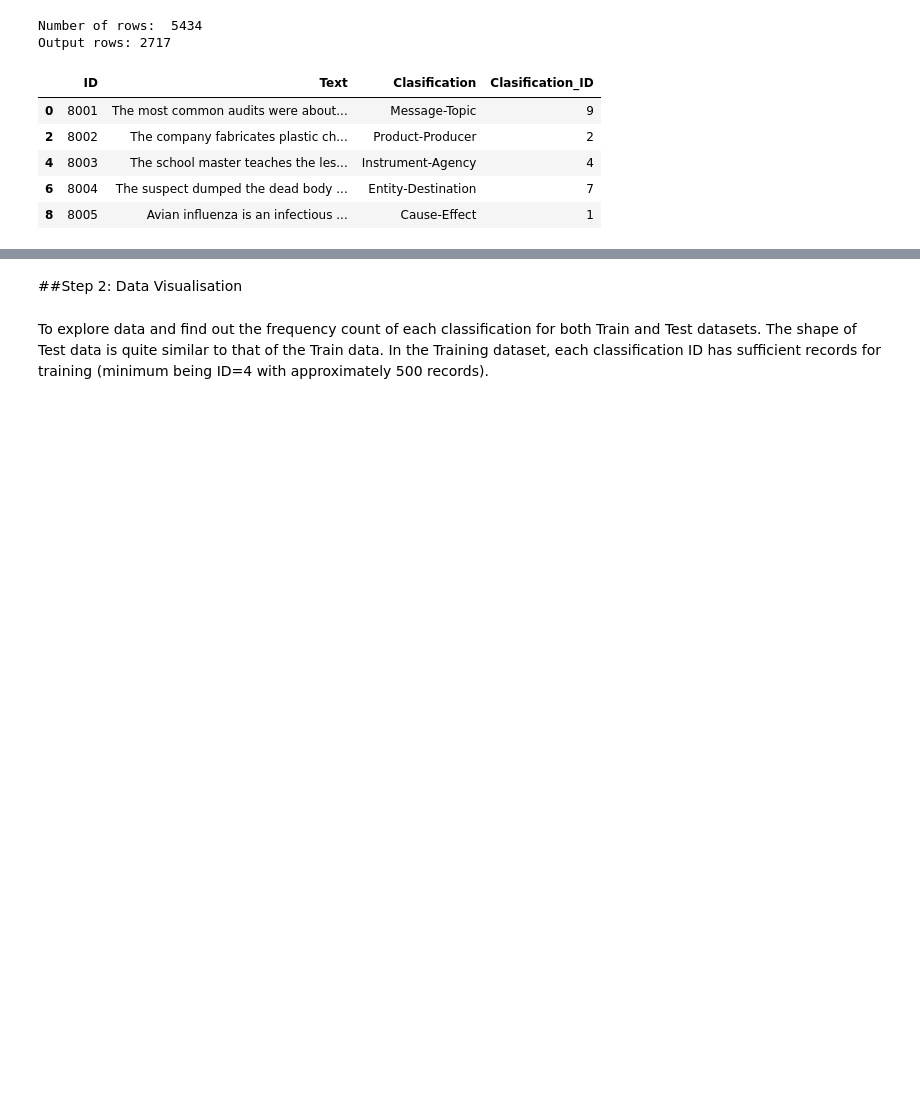
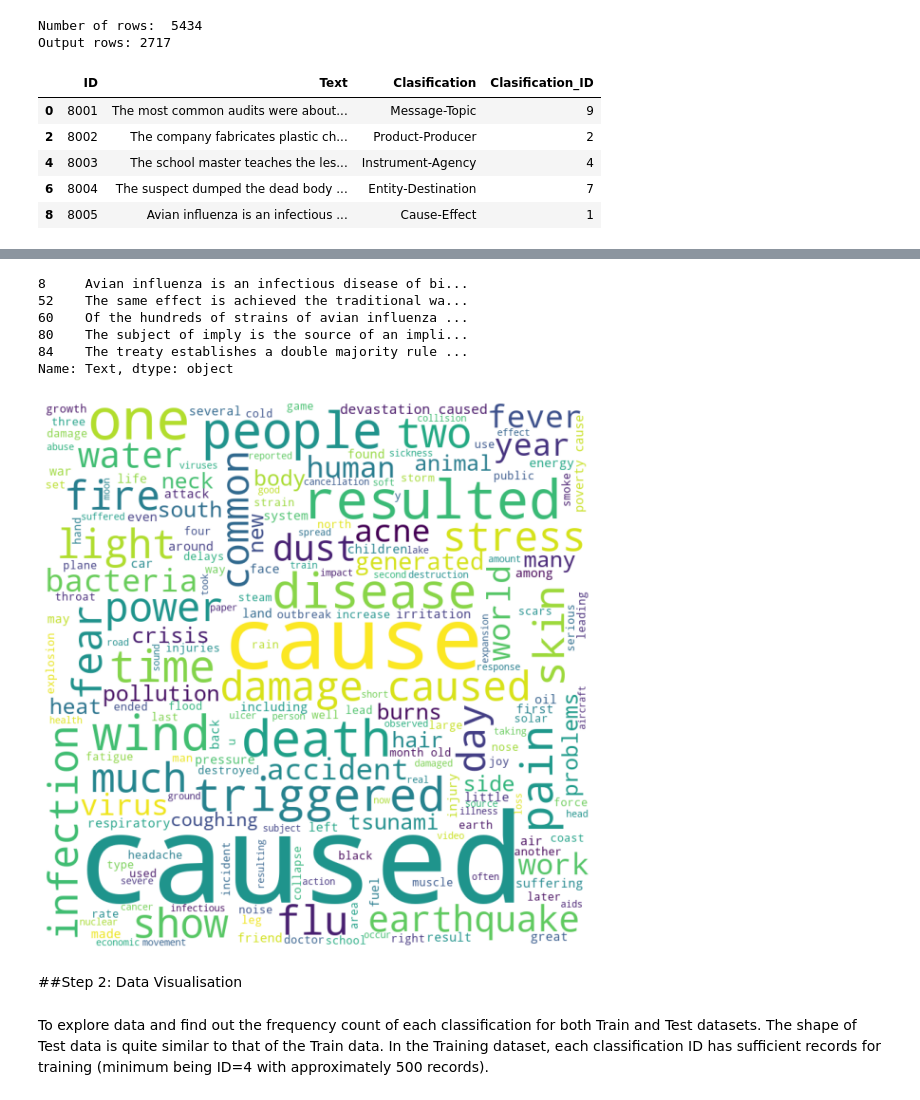
Before and after one commit to chenjinghao/Group-9C-Capstone, a Jupyter notebook: Sem-Eval 2010 Task8.ipynb, the cells around one changed output, grey strips where cells are left out. Drawn from its saved outputs; the diff is of its cells as text; code cells hidden in the pictures; blank space fills up the shorter version.

```diff
--- a/Sem-Eval 2010 Task8.ipynb
+++ b/Sem-Eval 2010 Task8.ipynb
@@ -162,0 +235,4 @@ Output rows: 2717
+# %%
+#adam_filter out all other clasification except Cause-Effect
+df_test_ce=df_test[(df_test.Clasification == 'Cause-Effect')]
+df_test_ce.head(10)
@@ -163,3 +251,55 @@ Output rows: 2717
+# %%
+#adam_Select only Text column
+df_test_ce_text=df_test_ce["Text"]
+df_test_ce_text.head(5)
+# %% [output]
+8     Avian influenza is an infectious disease of bi...
+52    The same effect is achieved the traditional wa...
+60    Of the hundreds of strains of avian influenza ...
+80    The subject of imply is the source of an impli...
+84    The treaty establishes a double majority rule ...
+Name: Text, dtype: object
+# %%
+#adam_code reference from https://www.geeksforgeeks.org/generating-word-cloud-python/
+# Python program to generate WordCloud
+
+# importing all necessary modules
+from wordcloud import WordCloud, STOPWORDS
+import matplotlib.pyplot as plt
+import pandas as pd
+
+comment_words = ''
+stopwords = set(STOPWORDS)
+
+# iterate through the csv file
+for val in df_test_ce_text:
+
+	# typecaste each val to string
+	val = str(val)
+
+	# split the value
+	tokens = val.split()
+
+	# Converts each token into lowercase
+	for i in range(len(tokens)):
+		tokens[i] = tokens[i].lower()
+
+	comment_words += " ".join(tokens)+" "
+
+wordcloud = WordCloud(width = 800, height = 800,
+				background_color ='white',
+				stopwords = stopwords,
+				min_font_size = 10).generate(comment_words)
+
+# plot the WordCloud image
+plt.figure(figsize = (8, 8), facecolor = None)
+plt.imshow(wordcloud)
+plt.axis("off")
+plt.tight_layout(pad = 0)
+
+plt.show()
+# %% [output]
+[figure, added]
 # %% [markdown]
 ##Step 2: Data Visualisation
 # %% [markdown]
```
Also changed, not shown: parts of 10 cells of this notebook.
